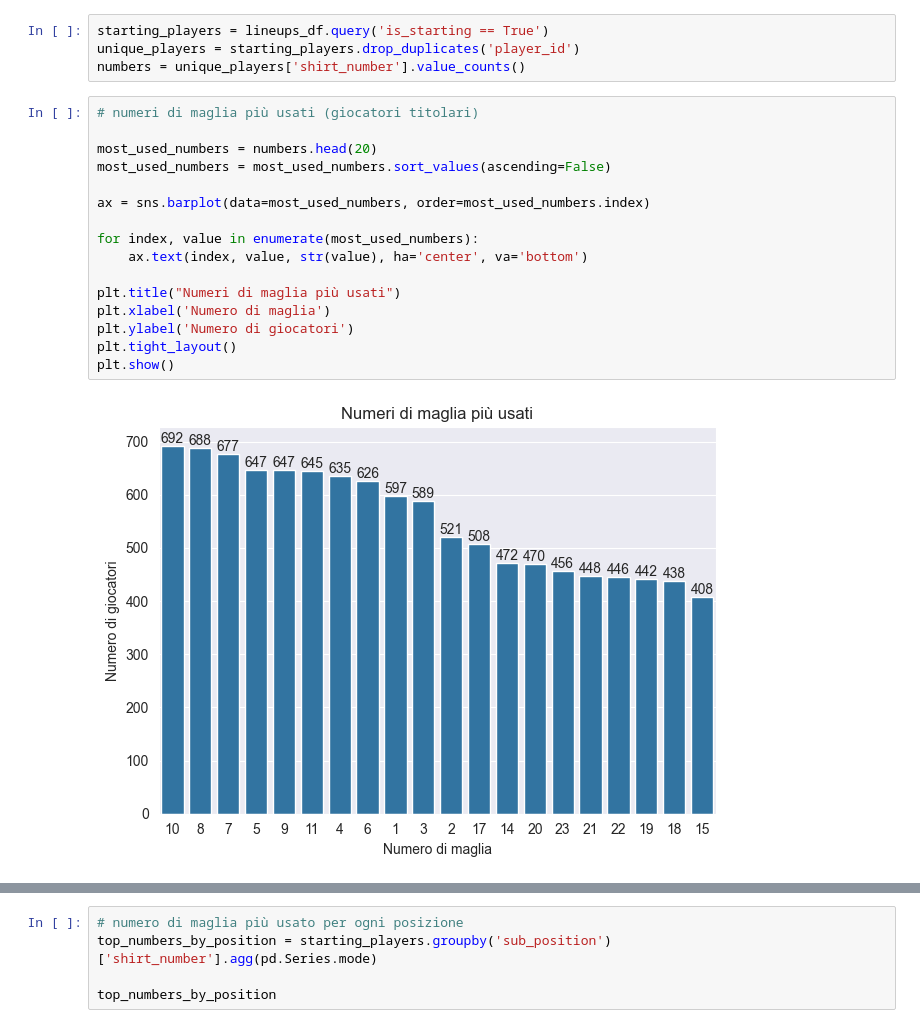
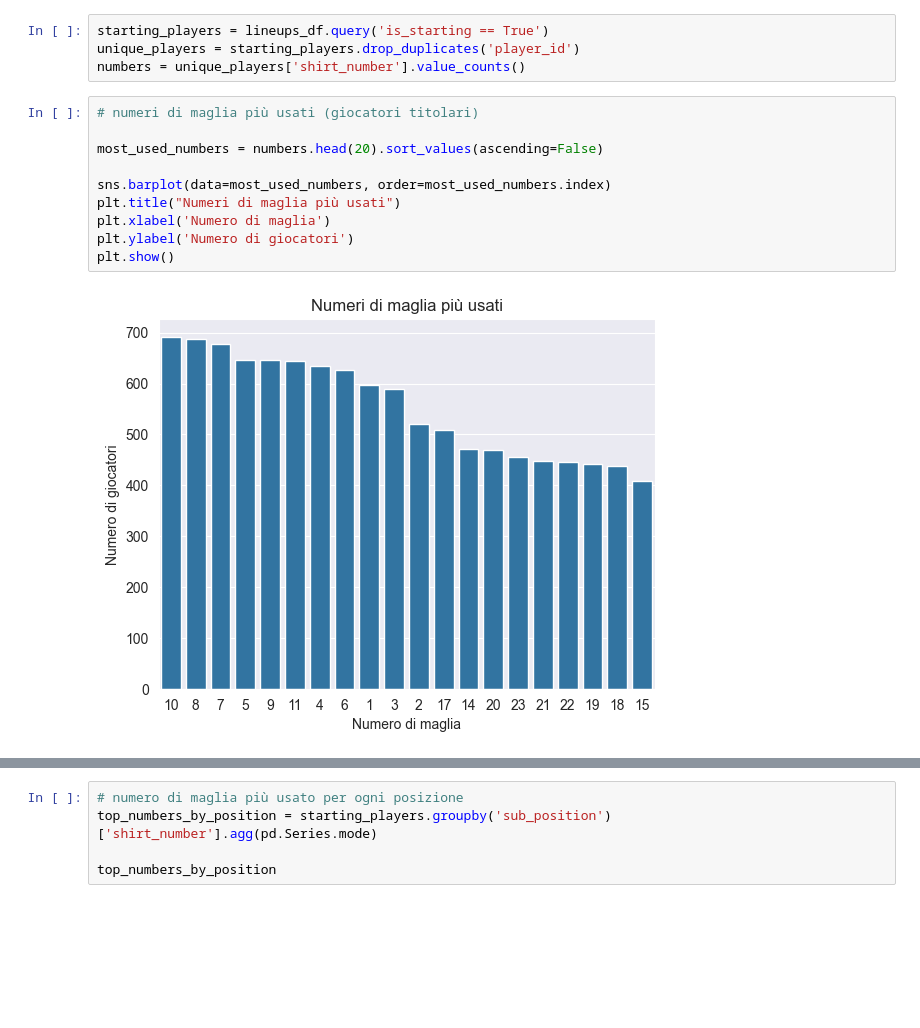
Before and after one commit to RiccardoPili/Football-Data-Analysis, a Jupyter notebook: game_lineups.ipynb, the cells around one changed output, grey strips where cells are left out. Saved outputs shown, nothing was run; the diff lists cells and outputs as text; blank space fills up the shorter version.

```diff
--- a/game_lineups.ipynb
+++ b/game_lineups.ipynb
@@ -188,21 +188,15 @@ numbers = unique_players['shirt_number'].value_counts()
 # %%
 # numeri di maglia più usati (giocatori titolari)
 
-most_used_numbers = numbers.head(20)
-most_used_numbers = most_used_numbers.sort_values(ascending=False)
+most_used_numbers = numbers.head(20).sort_values(ascending=False)
 
-ax = sns.barplot(data=most_used_numbers, order=most_used_numbers.index)
-
-for index, value in enumerate(most_used_numbers):
-    ax.text(index, value, str(value), ha='center', va='bottom')
-
+sns.barplot(data=most_used_numbers, order=most_used_numbers.index)
 plt.title("Numeri di maglia più usati")
 plt.xlabel('Numero di maglia')
 plt.ylabel('Numero di giocatori')
-plt.tight_layout()
 plt.show()
 # %% [output]
-[figure, old version]
+[figure, new version]
 # %%
 # numeri di maglia meno usati (giocatori titolari)
 
```
Also changed, not shown: parts of 1 cell of this notebook, 6 other files.
